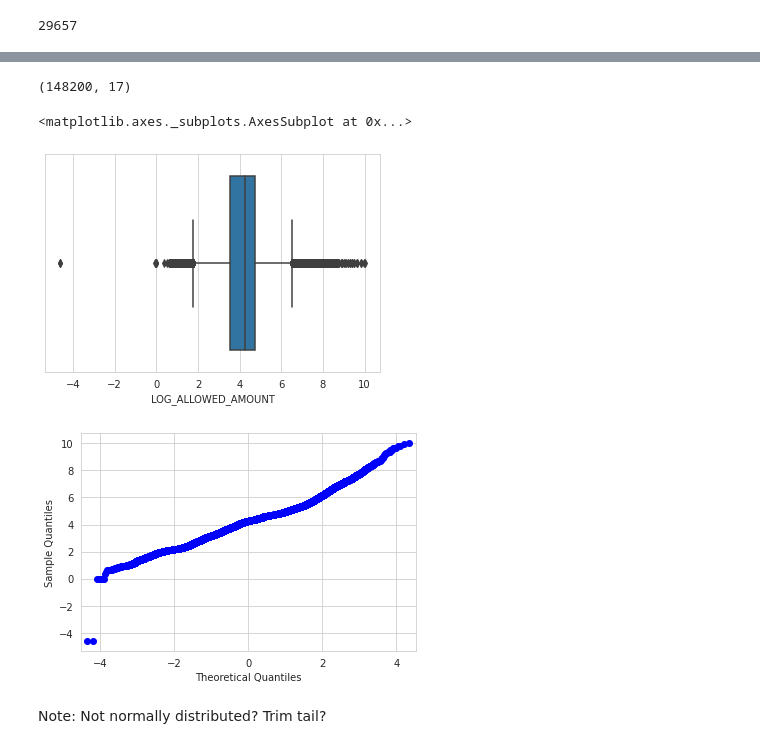
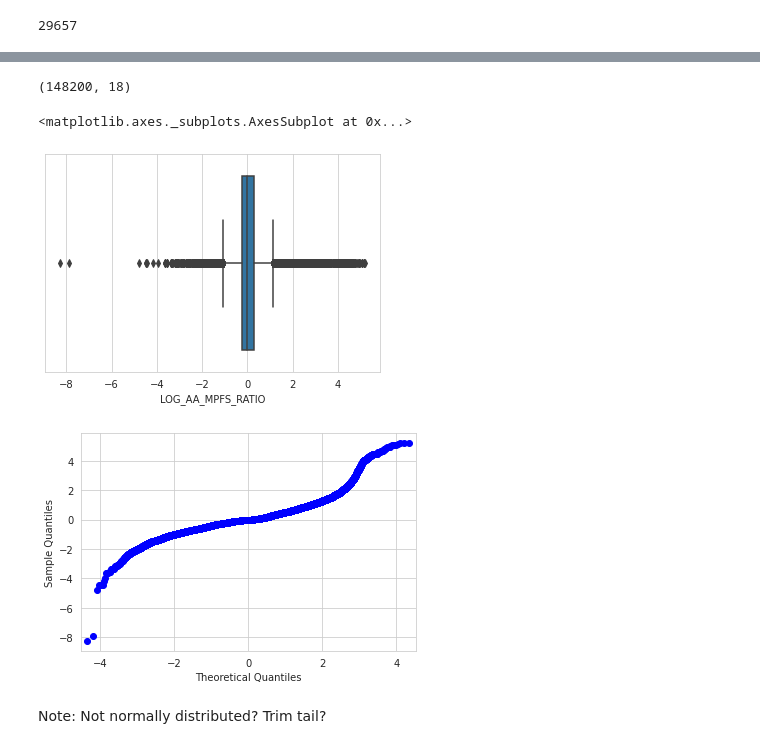
Before and after one commit to komodokamalesh/costofcare, a Jupyter notebook: analysis/Allowed_Amounts_Model_v1.ipynb, the cells around one changed output, grey strips where cells are left out. Drawn from its saved outputs; the diff is of its cells as text; code cells hidden in the pictures.

```diff
--- a/analysis/Allowed_Amounts_Model_v1.ipynb
+++ b/analysis/Allowed_Amounts_Model_v1.ipynb
@@ -280,6 +274,7 @@ X_model=aa_mod_01pct_df[keep_cols]
 
 X_model["LOG_MPFS_AVG_FEE"]=log(X_model["MPFS_AVG_FEE"])
 X_model["LOG_ALLOWED_AMOUNT"]=log(X_model["ALLOWED_AMOUNT"])
+X_model["LOG_AA_MPFS_RATIO"]=log(X_model["ALLOWED_AMOUNT"]/X_model["MPFS_AVG_FEE"])
 
 
 #hacky cross merge to incorporate avg/median proc prices
@@ -298,6 +293,7 @@ print(X_model.shape)
 
 X_model=X_model[~X_model["LOG_ALLOWED_AMOUNT"].isna()]
 X_model=X_model[~X_model["LOG_MPFS_AVG_FEE"].isna()]
+X_model=X_model[~X_model["LOG_AA_MPFS_RATIO"].isna()]
 
 X_model.rename(columns={"AVERAGE_AA": "PROC_AVERAGE_AA", "MEDIAN_AA": "PROC_MEDIAN_AA",
                         "ALLOWED_AMOUNT_average":"ALL_AVERAGE_AA", "ALLOWED_AMOUNT_median":"ALL_MEDIAN_AA"},
@@ -336,21 +331,21 @@ X_model.head().T
 # %%
 X_model.shape
 # %% [output]
-(148200, 17)
+(148200, 18)
 # %%
-sns.boxplot(x=X_model["LOG_ALLOWED_AMOUNT"])
+sns.boxplot(x=X_model["LOG_AA_MPFS_RATIO"])
 # %% [output]
 <matplotlib.axes._subplots.AxesSubplot at 0x...>
-[figure, old version]
+[figure, new version]
 # %%
 import matplotlib.pyplot as plt
 import statsmodels.api as sm
 
 a = np.random.normal(5, 5, 250)
-sm.qqplot(X_model["LOG_ALLOWED_AMOUNT"])
+sm.qqplot(X_model["LOG_AA_MPFS_RATIO"])
 plt.show()
 # %% [output]
-[figure, old version]
+[figure, new version]
 # %% [markdown]
 Note: Not normally distributed? Trim tail?
 # %% [markdown]
```
Also changed, not shown: parts of 51 cells of this notebook, 2 other files.
